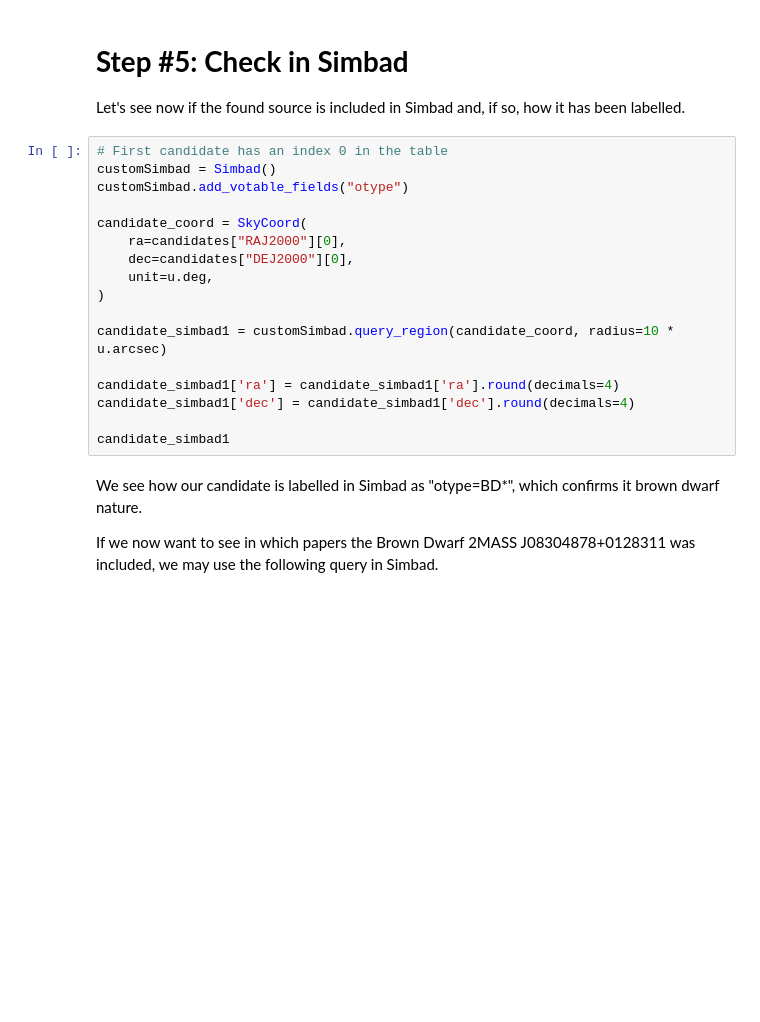
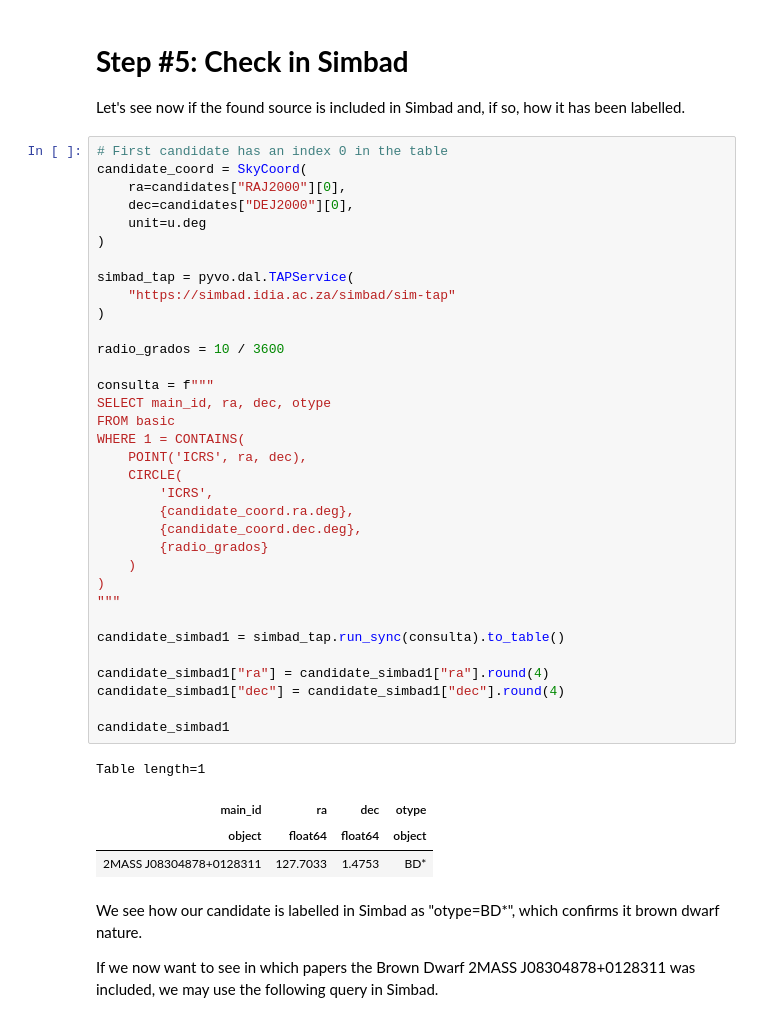
Before and after one commit to spanish-virtual-observatory/svo-notebooks, a Jupyter notebook: tutorials_schools/Discovery_BD_python.ipynb, the cells around one changed output. Drawn from its saved outputs; the diff is of its cells as text; blank space fills up the shorter version.

```diff
--- a/tutorials_schools/Discovery_BD_python.ipynb
+++ b/tutorials_schools/Discovery_BD_python.ipynb
@@ -314,21 +334,43 @@ If you now click on the small square indicating the location of the source, the
 Let's see now if the found source is included in Simbad and, if so, how it has been labelled.
 # %%
 # First candidate has an index 0 in the table
-customSimbad = Simbad()
-customSimbad.add_votable_fields("otype")
-
 candidate_coord = SkyCoord(
     ra=candidates["RAJ2000"][0],
     dec=candidates["DEJ2000"][0],
-    unit=u.deg,
+    unit=u.deg
 )
 
-candidate_simbad1 = customSimbad.query_region(candidate_coord, radius=10 * u.arcsec)
+simbad_tap = pyvo.dal.TAPService(
+    "https://simbad.idia.ac.za/simbad/sim-tap"
+)
 
-candidate_simbad1['ra'] = candidate_simbad1['ra'].round(decimals=4)
-candidate_simbad1['dec'] = candidate_simbad1['dec'].round(decimals=4)
+radio_grados = 10 / 3600
+
+consulta = f"""
+SELECT main_id, ra, dec, otype
+FROM basic
+WHERE 1 = CONTAINS(
+    POINT('ICRS', ra, dec),
+    CIRCLE(
+        'ICRS',
+        {candidate_coord.ra.deg},
+        {candidate_coord.dec.deg},
+        {radio_grados}
+    )
+)
+"""
+
+candidate_simbad1 = simbad_tap.run_sync(consulta).to_table()
+
+candidate_simbad1["ra"] = candidate_simbad1["ra"].round(4)
+candidate_simbad1["dec"] = candidate_simbad1["dec"].round(4)
 
 candidate_simbad1
+# %% [output]
+Table length=1
+| main_id | ra | dec | otype |
+| object | float64 | float64 | object |
+| 2MASS J08304878+0128311 | 127.7033 | 1.4753 | BD* |
 # %% [markdown]
 We see how our candidate is labelled in Simbad as "otype=BD*", which confirms it brown dwarf nature.
 
```
Also changed, not shown: parts of 17 cells of this notebook, 3 other files.
